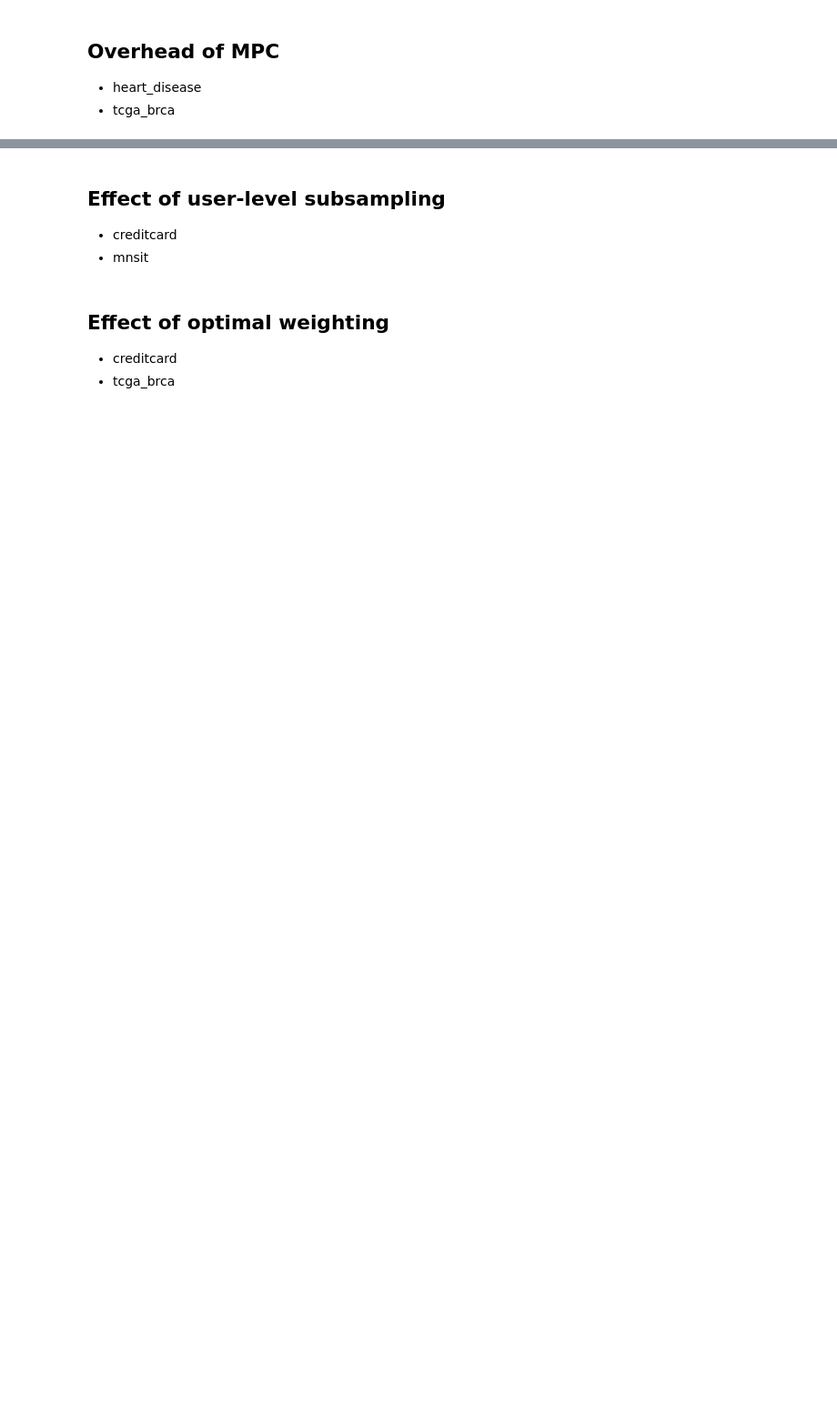
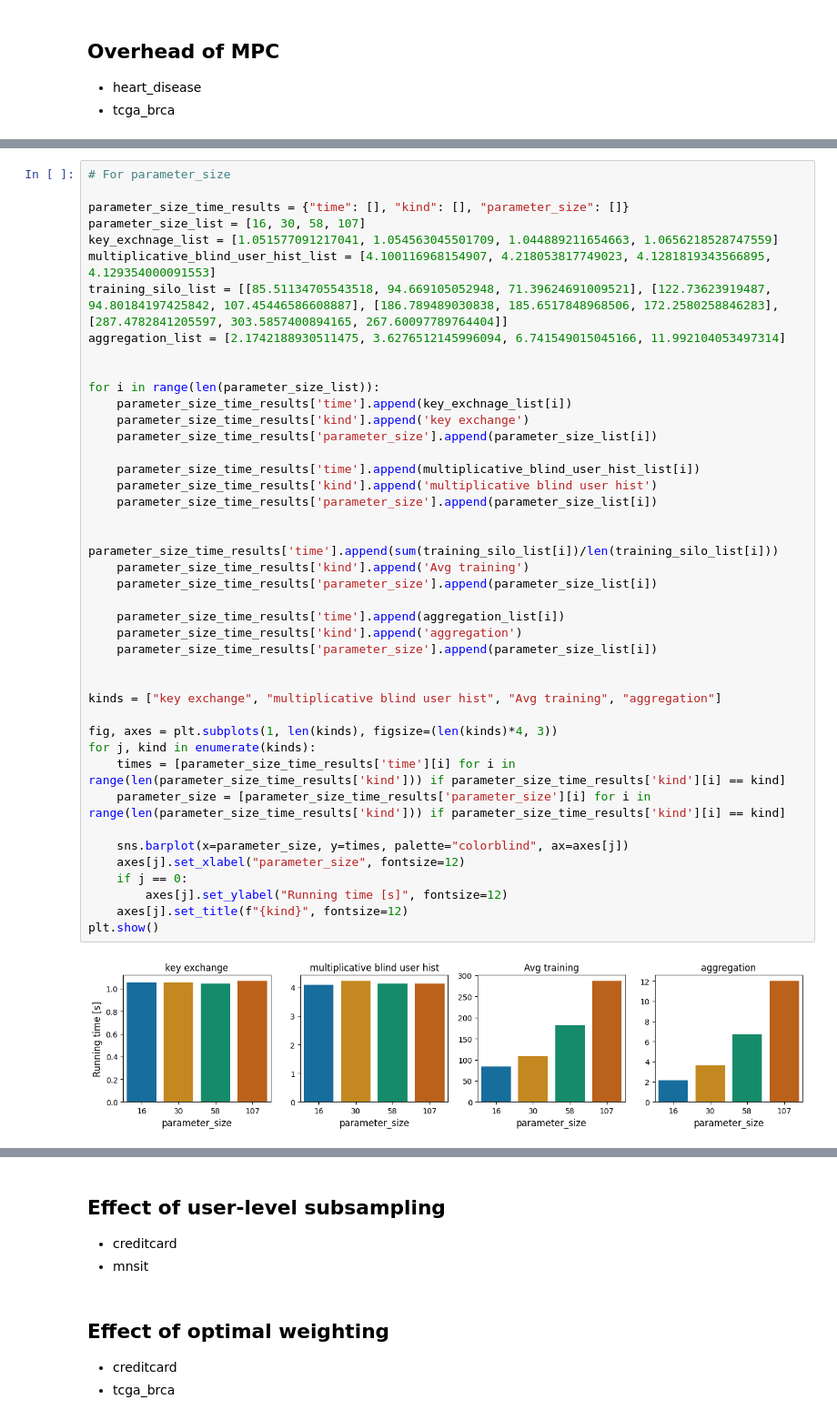
Before and after one commit to FumiyukiKato/uldp-fl, a Jupyter notebook: exp/exp_results.ipynb, the cells around one changed output, grey strips where cells are left out. Shown at 91% size. Cells and saved outputs as stored; diff of their text form; blank space fills up the shorter version.

```diff
--- a/exp/exp_results.ipynb
+++ b/exp/exp_results.ipynb
@@ -338,0 +554,44 @@ KeyError: 'time'
+# %%
+# For parameter_size
+
+parameter_size_time_results = {"time": [], "kind": [], "parameter_size": []}
+parameter_size_list = [16, 30, 58, 107]
+key_exchnage_list = [1.051577091217041, 1.054563045501709, 1.044889211654663, 1.0656218528747559]
+multiplicative_blind_user_hist_list = [4.100116968154907, 4.218053817749023, 4.1281819343566895, 4.129354000091553]
+training_silo_list = [[85.51134705543518, 94.669105052948, 71.39624691009521], [122.73623919487, 94.80184197425842, 107.45446586608887], [186.789489030838, 185.6517848968506, 172.2580258846283], [287.4782841205597, 303.5857400894165, 267.60097789764404]]
+aggregation_list = [2.1742188930511475, 3.6276512145996094, 6.741549015045166, 11.992104053497314]
+
+
+for i in range(len(parameter_size_list)):
+    parameter_size_time_results['time'].append(key_exchnage_list[i])
+    parameter_size_time_results['kind'].append('key exchange')
+    parameter_size_time_results['parameter_size'].append(parameter_size_list[i])
+
+    parameter_size_time_results['time'].append(multiplicative_blind_user_hist_list[i])
+    parameter_size_time_results['kind'].append('multiplicative blind user hist')
+    parameter_size_time_results['parameter_size'].append(parameter_size_list[i])
+
+    parameter_size_time_results['time'].append(sum(training_silo_list[i])/len(training_silo_list[i]))
+    parameter_size_time_results['kind'].append('Avg training')
+    parameter_size_time_results['parameter_size'].append(parameter_size_list[i])
+
+    parameter_size_time_results['time'].append(aggregation_list[i])
+    parameter_size_time_results['kind'].append('aggregation')
+    parameter_size_time_results['parameter_size'].append(parameter_size_list[i])
+
+
+kinds = ["key exchange", "multiplicative blind user hist", "Avg training", "aggregation"]
+
+fig, axes = plt.subplots(1, len(kinds), figsize=(len(kinds)*4, 3))
+for j, kind in enumerate(kinds):
+    times = [parameter_size_time_results['time'][i] for i in range(len(parameter_size_time_results['kind'])) if parameter_size_time_results['kind'][i] == kind]
+    parameter_size = [parameter_size_time_results['parameter_size'][i] for i in range(len(parameter_size_time_results['kind'])) if parameter_size_time_results['kind'][i] == kind]
+
+    sns.barplot(x=parameter_size, y=times, palette="colorblind", ax=axes[j])
+    axes[j].set_xlabel("parameter_size", fontsize=12)
+    if j == 0:
+        axes[j].set_ylabel("Running time [s]", fontsize=12)
+    axes[j].set_title(f"{kind}", fontsize=12)
+plt.show()
+# %% [output]
+[figure, added]
```
Also changed, not shown: parts of 14 cells of this notebook, 12 other files.
